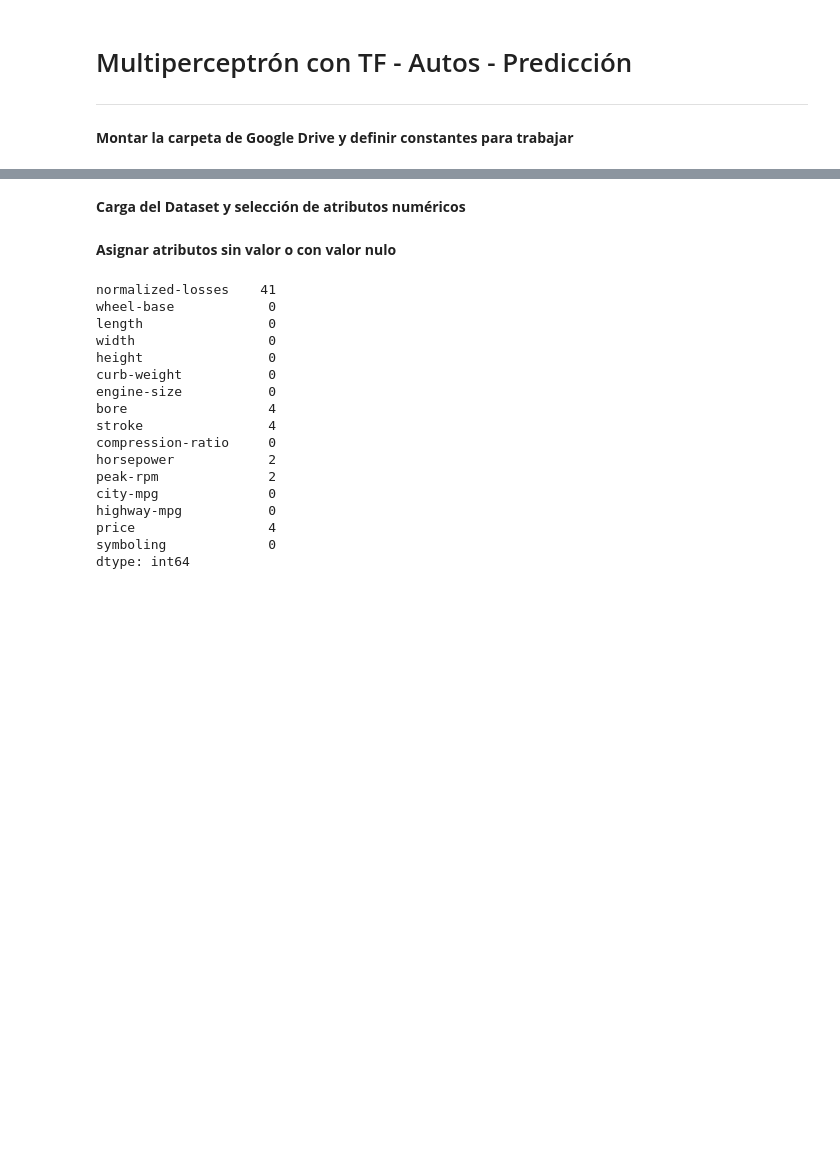
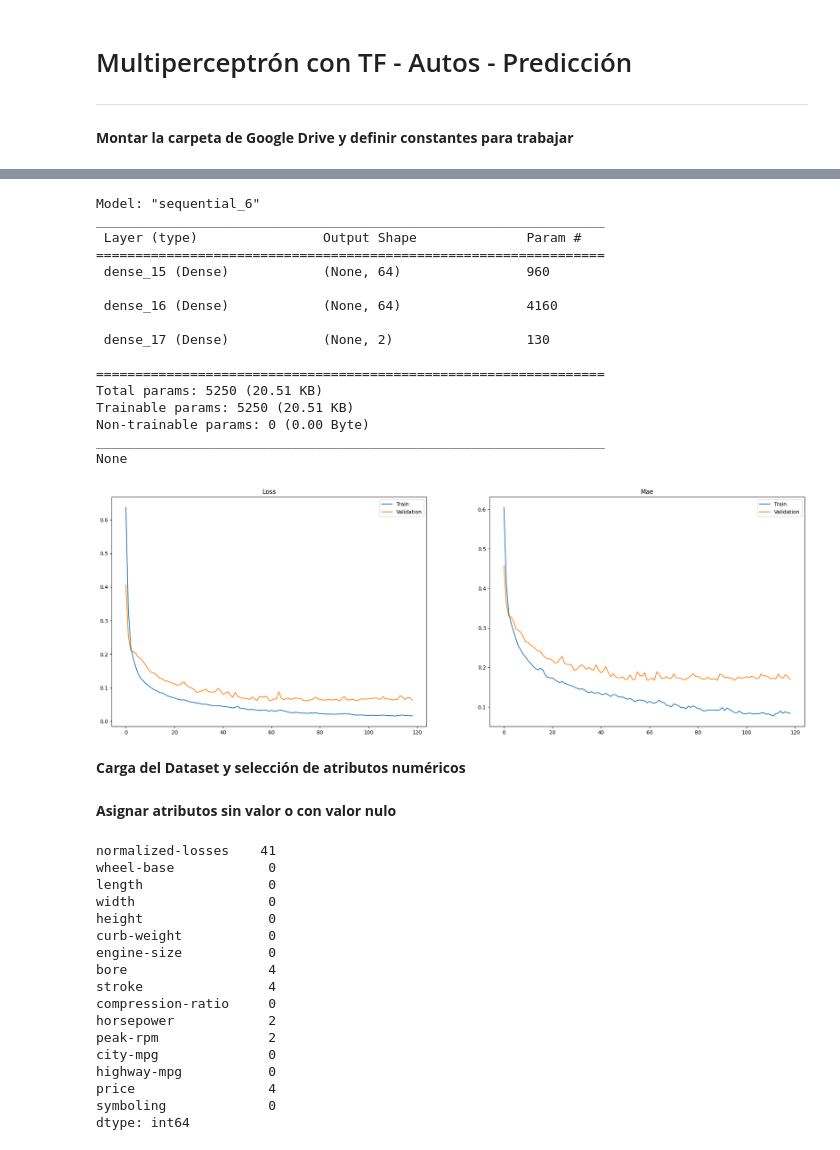
Before and after one commit to AndresMontesDeOca/Redes_Neuronales, a Jupyter notebook: 05_04.ipynb, the cells around one changed output, grey strips where cells are left out. Cells and saved outputs as stored; diff of their text form; code cells hidden in the pictures; blank space fills up the shorter version.

```diff
--- a/05_04.ipynb
+++ b/05_04.ipynb
@@ -60,3 +125,57 @@ Mounted at /content/drive/
+# %%
+# Parámetros
+batch_size = 32
+
+# División de los datos en conjuntos de entrenamiento y validación
+X_train, X_valid, y_train, y_valid = train_test_split(X, y, test_size=0.2, shuffle=True)
+
+# Normalización de los datos
+data_scaler, target_scaler = StandardScaler(), StandardScaler()
+X_train = data_scaler.fit_transform(X_train)
+X_valid = data_scaler.transform(X_valid)
+y_train = target_scaler.fit_transform(y_train)
+y_valid = target_scaler.transform(y_valid)
+# %%
+# Configuración del modelo
+loss = 'mse'
+optimizer = 'adam'
+patience = 30
+epochs = 1000
+input_dim = X_train.shape[1]
+output_dim = y_train.shape[1]
+
+callbacks = MyCallbacks(patience)
+model = MyModel(loss, optimizer, input_dim, output_dim)
+
+# Entrenamiento del modelo
+history = model.fit(
+    X_train, y_train,
+    validation_data=(X_valid, y_valid),
+    callbacks=callbacks,
+    verbose=0,
+    epochs=epochs,
+    batch_size=32
+)
+
+plot_history(history)
+# %% [output]
+Model: "sequential_6"
+_________________________________________________________________
+ Layer (type)                Output Shape              Param #
+=================================================================
+ dense_15 (Dense)            (None, 64)                960
+
+ dense_16 (Dense)            (None, 64)                4160
+
+ dense_17 (Dense)            (None, 2)                 130
+
+=================================================================
+Total params: 5250 (20.51 KB)
+Trainable params: 5250 (20.51 KB)
+Non-trainable params: 0 (0.00 Byte)
+_________________________________________________________________
+None
+[figure, added]
 # %% [markdown]
 **Carga del Dataset y selección de atributos numéricos**
 # %%
```
Also changed, not shown: parts of 3 cells of this notebook.
